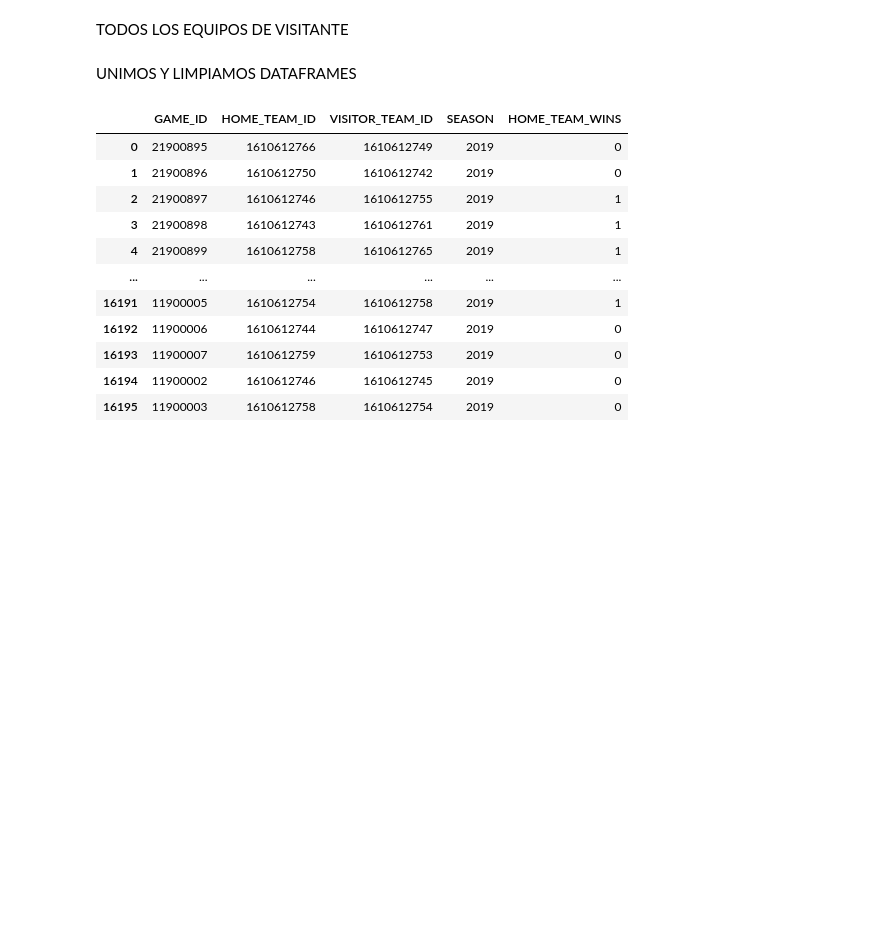
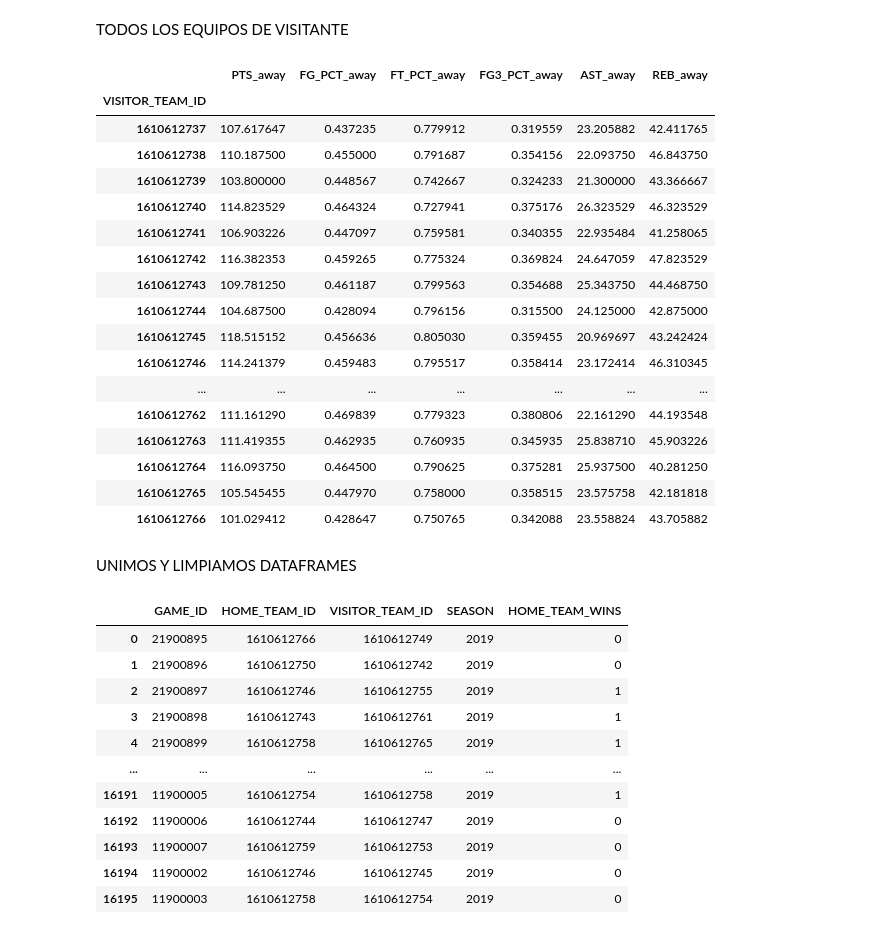
Before and after one commit to Bersuan/Proyecto-Final, a Jupyter notebook: Datos2019.ipynb, the cells around one changed output. Drawn from its saved outputs; the diff is of its cells as text; code cells hidden in the pictures; blank space fills up the shorter version.

```diff
--- a/Datos2019.ipynb
+++ b/Datos2019.ipynb
@@ -63,3 +49,25 @@ todosVisitantes = games[games['SEASON']>=2019]
 df_todosVisitantes = todosVisitantes[['VISITOR_TEAM_ID','PTS_away', 'FG_PCT_away', 'FT_PCT_away', 'FG3_PCT_away','AST_away', 'REB_away']]
 # %%
 mediasVisitantes2019 = df_todosVisitantes.groupby('VISITOR_TEAM_ID').mean()
+# %%
+
+mediasVisitantes2019
+# %% [output]
+|  | PTS_away | FG_PCT_away | FT_PCT_away | FG3_PCT_away | AST_away | REB_away |
+| VISITOR_TEAM_ID |  |  |  |  |  |  |
+| 1610612737 | 107.617647 | 0.437235 | 0.779912 | 0.319559 | 23.205882 | 42.411765 |
+| 1610612738 | 110.187500 | 0.455000 | 0.791687 | 0.354156 | 22.093750 | 46.843750 |
+| 1610612739 | 103.800000 | 0.448567 | 0.742667 | 0.324233 | 21.300000 | 43.366667 |
+| 1610612740 | 114.823529 | 0.464324 | 0.727941 | 0.375176 | 26.323529 | 46.323529 |
+| 1610612741 | 106.903226 | 0.447097 | 0.759581 | 0.340355 | 22.935484 | 41.258065 |
+| 1610612742 | 116.382353 | 0.459265 | 0.775324 | 0.369824 | 24.647059 | 47.823529 |
+| 1610612743 | 109.781250 | 0.461187 | 0.799563 | 0.354688 | 25.343750 | 44.468750 |
+| 1610612744 | 104.687500 | 0.428094 | 0.796156 | 0.315500 | 24.125000 | 42.875000 |
+| 1610612745 | 118.515152 | 0.456636 | 0.805030 | 0.359455 | 20.969697 | 43.242424 |
+| 1610612746 | 114.241379 | 0.459483 | 0.795517 | 0.358414 | 23.172414 | 46.310345 |
+| ... | ... | ... | ... | ... | ... | ... |
+| 1610612762 | 111.161290 | 0.469839 | 0.779323 | 0.380806 | 22.161290 | 44.193548 |
+| 1610612763 | 111.419355 | 0.462935 | 0.760935 | 0.345935 | 25.838710 | 45.903226 |
+| 1610612764 | 116.093750 | 0.464500 | 0.790625 | 0.375281 | 25.937500 | 40.281250 |
+| 1610612765 | 105.545455 | 0.447970 | 0.758000 | 0.358515 | 23.575758 | 42.181818 |
+| 1610612766 | 101.029412 | 0.428647 | 0.750765 | 0.342088 | 23.558824 | 43.705882 |
```
Also changed, not shown: parts of 24 cells of this notebook, 12 other files.
